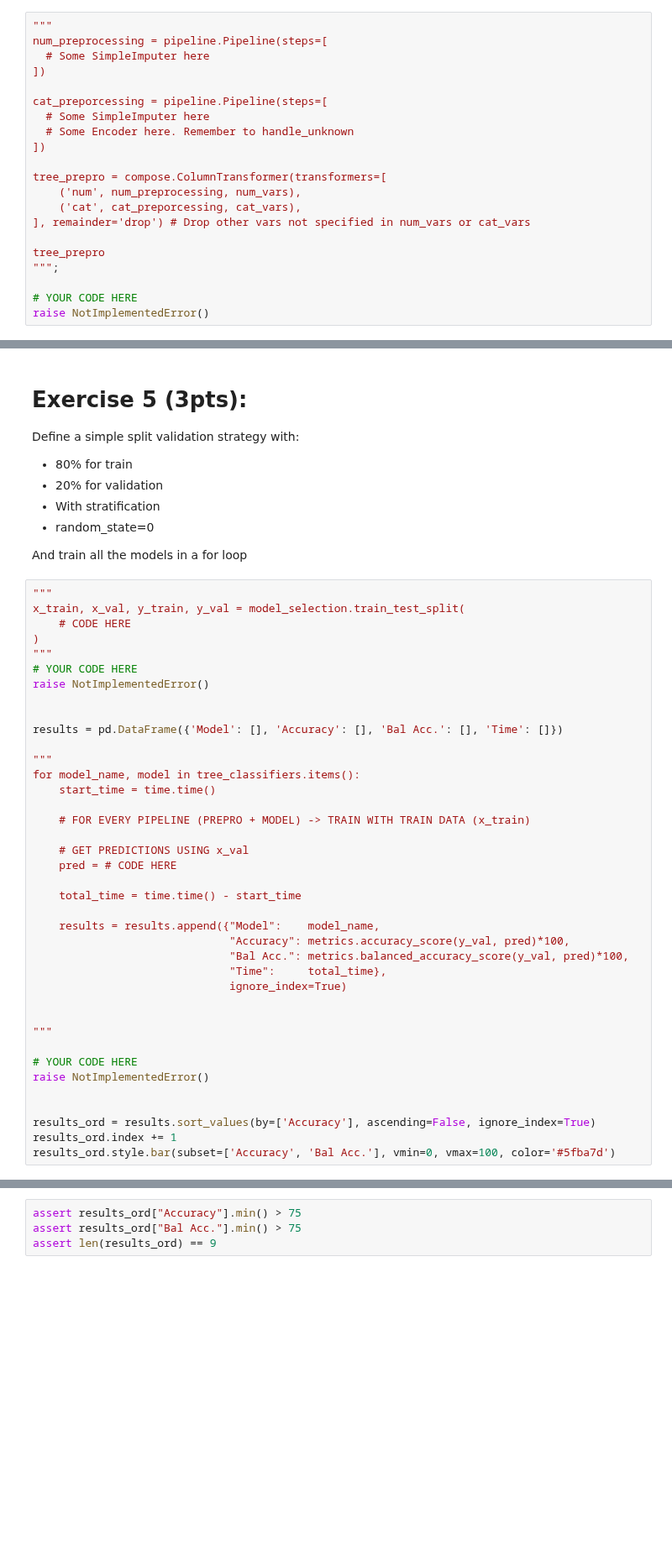
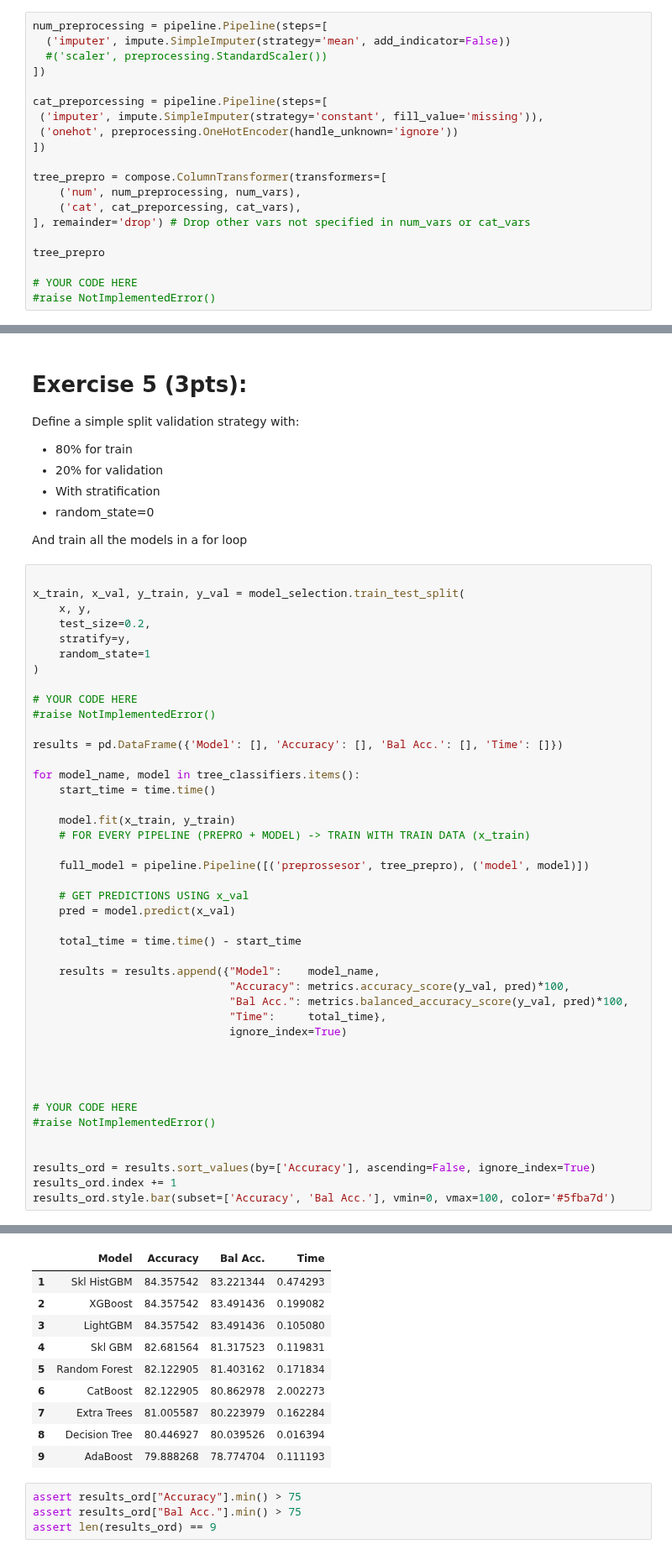
Before and after one commit to Josh-Batt/strive_coursework, a Jupyter notebook: M4 - Feature Enginnering/01. Robust ML/fe1.ipynb, the cells around one changed output, grey strips where cells are left out. Shown at 84% size. Drawn from its saved outputs; the diff is of its cells as text; blank space fills up the shorter version.

```diff
--- a/M4 - Feature Enginnering/01. Robust ML/fe1.ipynb
+++ b/M4 - Feature Enginnering/01. Robust ML/fe1.ipynb
@@ -343,14 +343,14 @@ Create a **ColumnTransformer for Tree Models**. You need to create 2 pipelines (
 - Categorical pipeline: Some SimpleImputer -> Some Encoder
 - Numerical pipeline: Some SimpleImputer -> NO Encoder
 # %%
-"""
 num_preprocessing = pipeline.Pipeline(steps=[
-  # Some SimpleImputer here
+  ('imputer', impute.SimpleImputer(strategy='mean', add_indicator=False))
+  #('scaler', preprocessing.StandardScaler())
 ])
 
 cat_preporcessing = pipeline.Pipeline(steps=[
-  # Some SimpleImputer here
-  # Some Encoder here. Remember to handle_unknown
+ ('imputer', impute.SimpleImputer(strategy='constant', fill_value='missing')),
+ ('onehot', preprocessing.OneHotEncoder(handle_unknown='ignore'))
 ])
 
 tree_prepro = compose.ColumnTransformer(transformers=[
@@ -359,8 +359,7 @@ tree_prepro = compose.ColumnTransformer(transformers=[
 ], remainder='drop') # Drop other vars not specified in num_vars or cat_vars
 
 tree_prepro
-""";
 
 # YOUR CODE HERE
-raise NotImplementedError()
+#raise NotImplementedError()
 # %% [output]
@@ -425,25 +449,29 @@ Define a simple split validation strategy with:
 
 And train all the models in a for loop
 # %%
-"""
+
 x_train, x_val, y_train, y_val = model_selection.train_test_split(
-    # CODE HERE
+    x, y,
+    test_size=0.2,
+    stratify=y,
+    random_state=1
 )
-"""
+
 # YOUR CODE HERE
-raise NotImplementedError()
-
+#raise NotImplementedError()
 
 results = pd.DataFrame({'Model': [], 'Accuracy': [], 'Bal Acc.': [], 'Time': []})
 
-"""
 for model_name, model in tree_classifiers.items():
     start_time = time.time()
 
+    model.fit(x_train, y_train)
     # FOR EVERY PIPELINE (PREPRO + MODEL) -> TRAIN WITH TRAIN DATA (x_train)
 
+    full_model = pipeline.Pipeline([('preprossesor', tree_prepro), ('model', model)])
+
     # GET PREDICTIONS USING x_val
-    pred = # CODE HERE
+    pred = model.predict(x_val)
 
     total_time = time.time() - start_time
 
@@ -454,12 +482,13 @@ for model_name, model in tree_classifiers.items():
                               ignore_index=True)
 
 
-"""
+
 
 # YOUR CODE HERE
-raise NotImplementedError()
+#raise NotImplementedError()
 
 
 results_ord = results.sort_values(by=['Accuracy'], ascending=False, ignore_index=True)
 results_ord.index += 1
 results_ord.style.bar(subset=['Accuracy', 'Bal Acc.'], vmin=0, vmax=100, color='#5fba7d')
+# %% [output]
@@ -466,3 +512,13 @@ results_ord.style.bar(subset=['Accuracy', 'Bal Acc.'], vmin=0, vmax=100, color='
+|  | Model | Accuracy | Bal Acc. | Time |
+| 1 | Skl HistGBM | 84.357542 | 83.221344 | 0.474293 |
+| 2 | XGBoost | 84.357542 | 83.491436 | 0.199082 |
+| 3 | LightGBM | 84.357542 | 83.491436 | 0.105080 |
+| 4 | Skl GBM | 82.681564 | 81.317523 | 0.119831 |
+| 5 | Random Forest | 82.122905 | 81.403162 | 0.171834 |
+| 6 | CatBoost | 82.122905 | 80.862978 | 2.002273 |
+| 7 | Extra Trees | 81.005587 | 80.223979 | 0.162284 |
+| 8 | Decision Tree | 80.446927 | 80.039526 | 0.016394 |
+| 9 | AdaBoost | 79.888268 | 78.774704 | 0.111193 |
 # %%
 assert results_ord["Accuracy"].min() > 75
 assert results_ord["Bal Acc."].min() > 75
```
Also changed, not shown: parts of 6 cells of this notebook, 17 other files.
